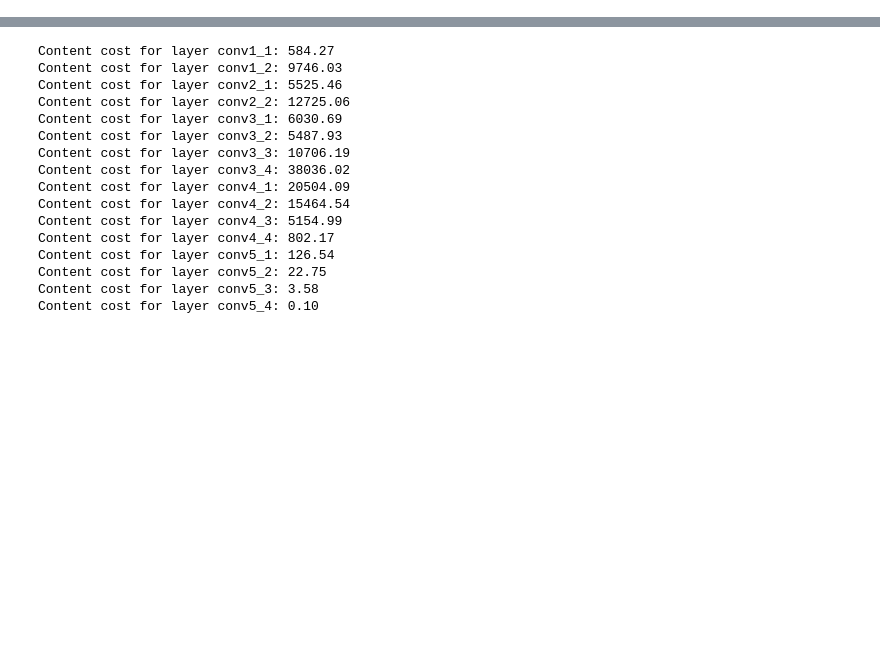
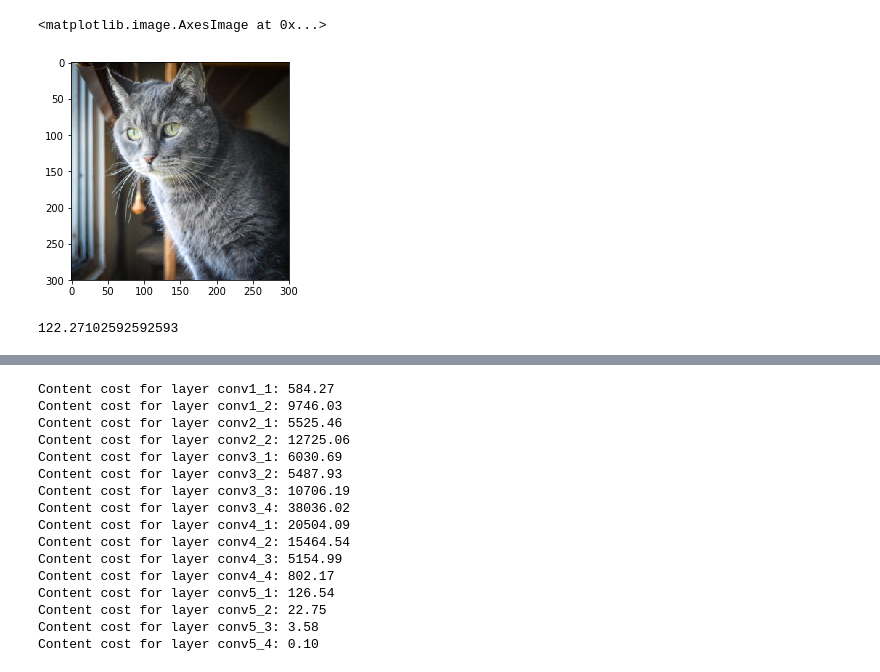
Before and after one commit to ealong/Springboard-Capstone2, a Jupyter notebook: capstone2.ipynb, the cells around one changed output, grey strips where cells are left out. Drawn from its saved outputs; the diff is of its cells as text; code cells hidden in the pictures; blank space fills up the shorter version.

```diff
--- a/capstone2.ipynb
+++ b/capstone2.ipynb
@@ -63,0 +24,10 @@ plt.imshow(tm_image2_padded)
+# %%
+cat2 = imageio.imread('images/cat2.jpg')
+plt.imshow(cat2)
+# %% [output]
+<matplotlib.image.AxesImage at 0x...>
+[figure, added]
+# %%
+print(calc_L1_norm(cat1, cat2)) #Not particularly illuminating.
+# %% [output]
+122.27102592592593
```
Also changed, not shown: parts of 114 cells of this notebook, 2 other files.
